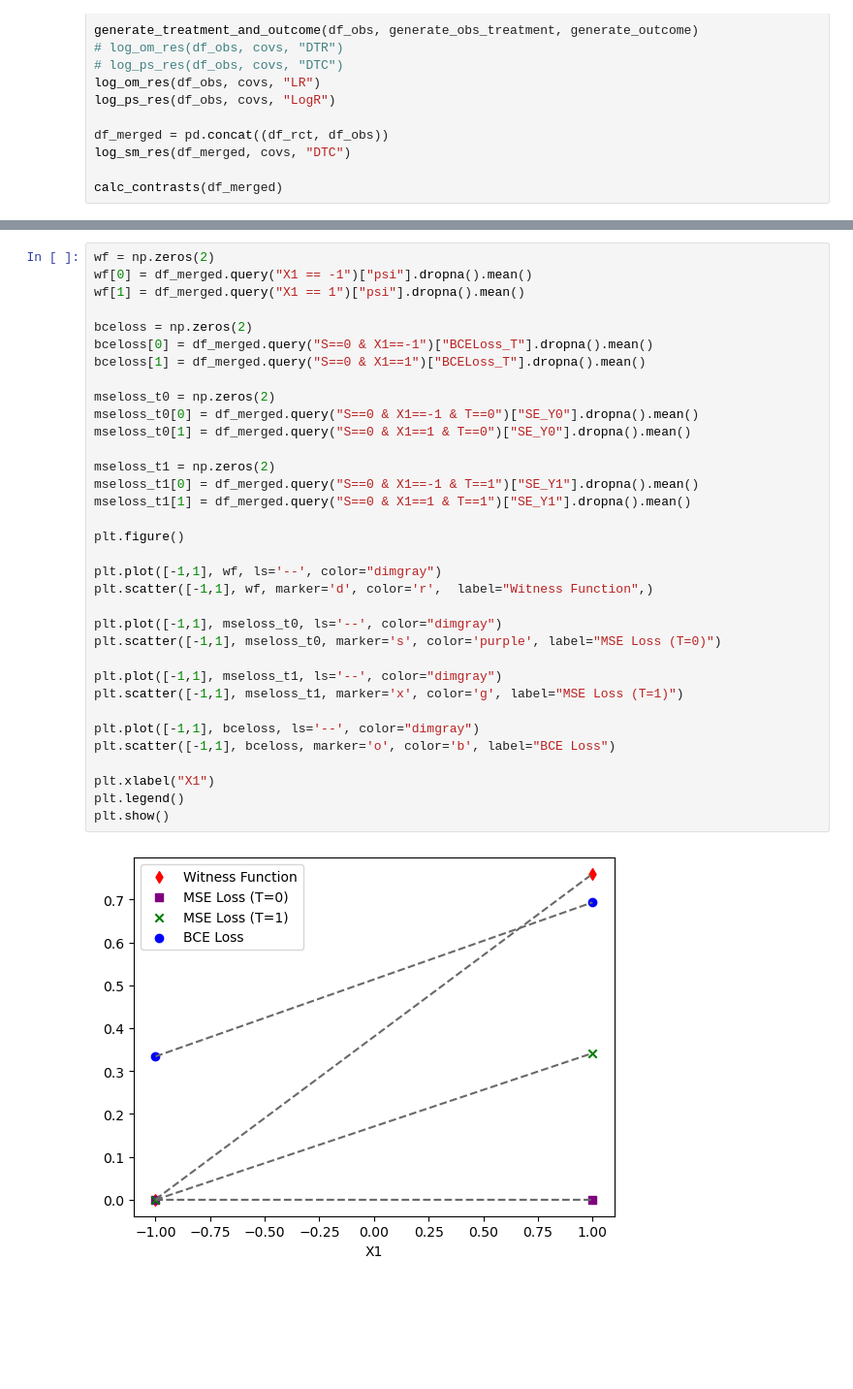
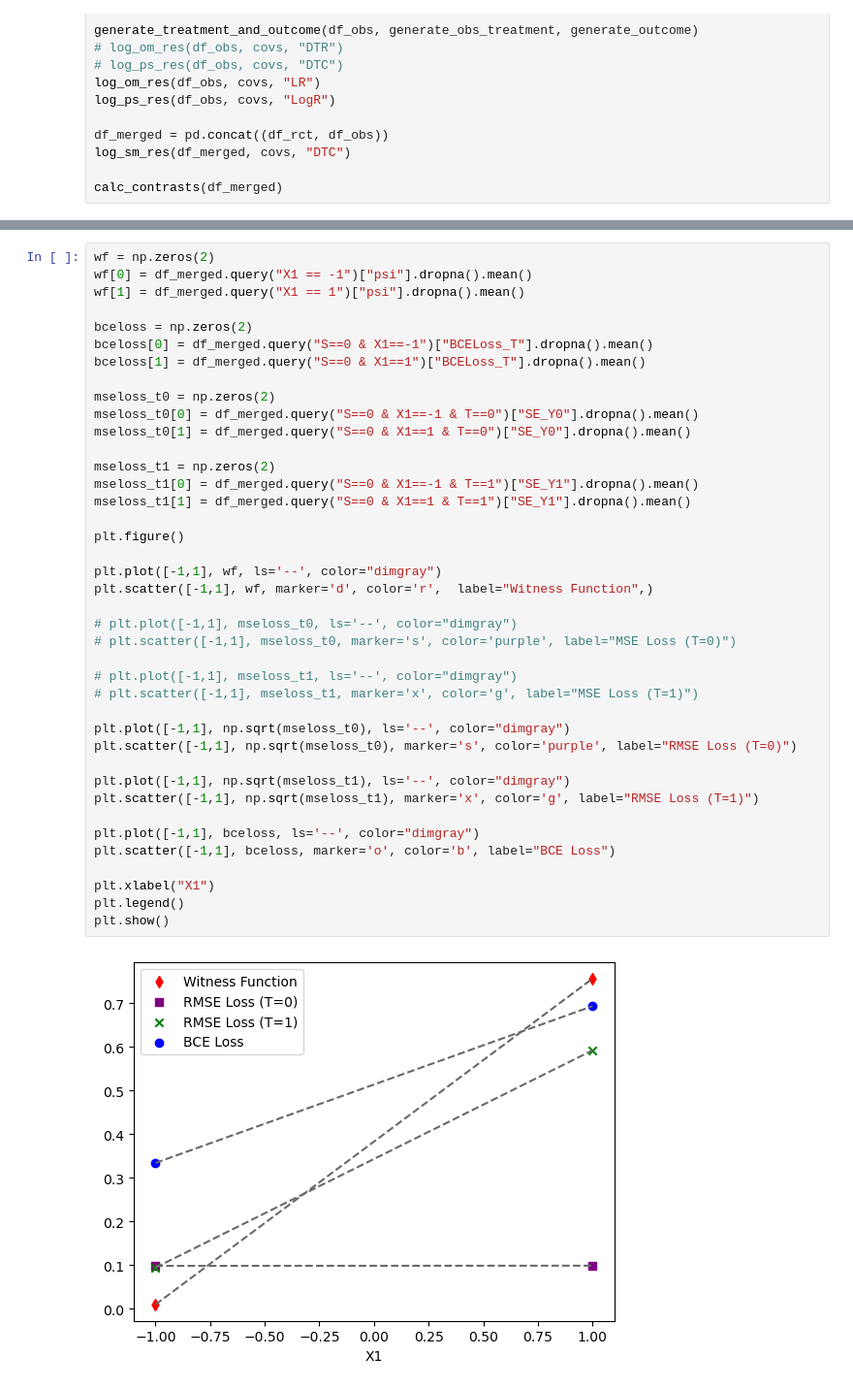
Before and after one commit to zeshanmh/uncovering-biases-os, a Jupyter notebook: synthetic/toy-notebooks/confounding-toy.ipynb, the cells around one changed output, grey strips where cells are left out. Shown at 97% size. Cells and saved outputs as stored; diff of their text form; blank space fills up the shorter version.

```diff
--- a/synthetic/toy-notebooks/confounding-toy.ipynb
+++ b/synthetic/toy-notebooks/confounding-toy.ipynb
@@ -149,35 +165,41 @@ calc_contrasts(df_merged)
 wf = np.zeros(2)
 wf[0] = df_merged.query("X1 == -1")["psi"].dropna().mean()
 wf[1] = df_merged.query("X1 == 1")["psi"].dropna().mean()
 
 bceloss = np.zeros(2)
 bceloss[0] = df_merged.query("S==0 & X1==-1")["BCELoss_T"].dropna().mean()
 bceloss[1] = df_merged.query("S==0 & X1==1")["BCELoss_T"].dropna().mean()
 
 mseloss_t0 = np.zeros(2)
 mseloss_t0[0] = df_merged.query("S==0 & X1==-1 & T==0")["SE_Y0"].dropna().mean()
 mseloss_t0[1] = df_merged.query("S==0 & X1==1 & T==0")["SE_Y0"].dropna().mean()
 
 mseloss_t1 = np.zeros(2)
 mseloss_t1[0] = df_merged.query("S==0 & X1==-1 & T==1")["SE_Y1"].dropna().mean()
 mseloss_t1[1] = df_merged.query("S==0 & X1==1 & T==1")["SE_Y1"].dropna().mean()
 
 plt.figure()
 
 plt.plot([-1,1], wf, ls='--', color="dimgray")
 plt.scatter([-1,1], wf, marker='d', color='r',  label="Witness Function",)
 
-plt.plot([-1,1], mseloss_t0, ls='--', color="dimgray")
-plt.scatter([-1,1], mseloss_t0, marker='s', color='purple', label="MSE Loss (T=0)")
+# plt.plot([-1,1], mseloss_t0, ls='--', color="dimgray")
+# plt.scatter([-1,1], mseloss_t0, marker='s', color='purple', label="MSE Loss (T=0)")
 
-plt.plot([-1,1], mseloss_t1, ls='--', color="dimgray")
-plt.scatter([-1,1], mseloss_t1, marker='x', color='g', label="MSE Loss (T=1)")
+# plt.plot([-1,1], mseloss_t1, ls='--', color="dimgray")
+# plt.scatter([-1,1], mseloss_t1, marker='x', color='g', label="MSE Loss (T=1)")
+
+plt.plot([-1,1], np.sqrt(mseloss_t0), ls='--', color="dimgray")
+plt.scatter([-1,1], np.sqrt(mseloss_t0), marker='s', color='purple', label="RMSE Loss (T=0)")
+
+plt.plot([-1,1], np.sqrt(mseloss_t1), ls='--', color="dimgray")
+plt.scatter([-1,1], np.sqrt(mseloss_t1), marker='x', color='g', label="RMSE Loss (T=1)")
 
 plt.plot([-1,1], bceloss, ls='--', color="dimgray")
 plt.scatter([-1,1], bceloss, marker='o', color='b', label="BCE Loss")
 
 plt.xlabel("X1")
 plt.legend()
 plt.show()
 # %% [output]
-[figure, old version]
+[figure, new version]
```
Also changed, not shown: parts of 2 cells of this notebook, 1 other file.
